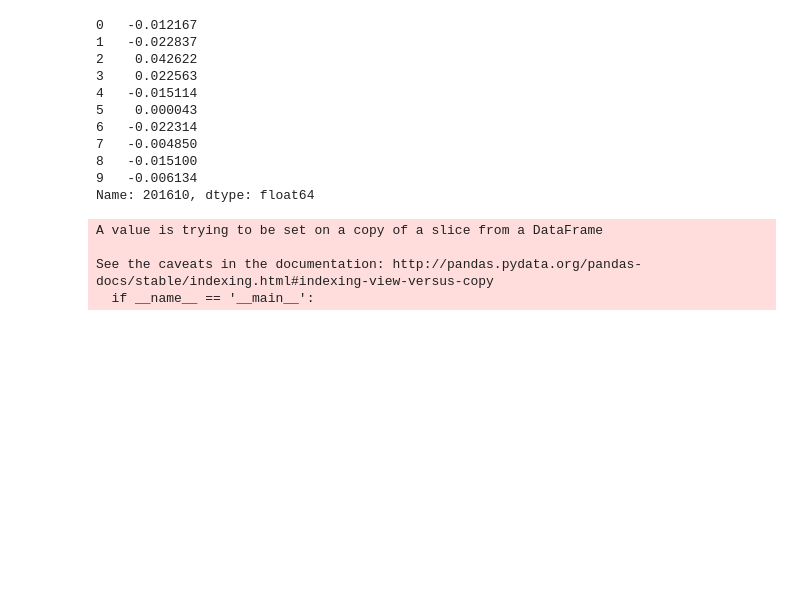
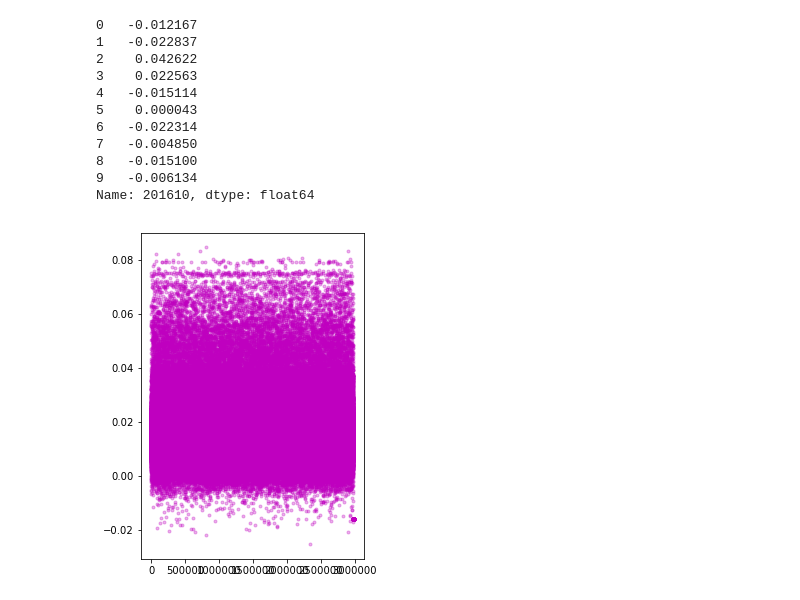
Before and after one commit to RedLiN5/ZillowPrice, a Jupyter notebook: ExploreResults.ipynb, the cells around one changed output. Drawn from its saved outputs; the diff is of its cells as text; code cells hidden in the pictures; blank space fills up the shorter version.

```diff
--- a/ExploreResults.ipynb
+++ b/ExploreResults.ipynb
@@ -56,13 +61,15 @@ y_pred[:10]
 8   -0.015100
 9   -0.006134
 Name: 201610, dtype: float64
-# %%
-y_pred[y_pred>= upper_quan] = 0.9*y_pred[y_pred>= upper_quan] + 0.1*mean_value
-# %% [output]
-A value is trying to be set on a copy of a slice from a DataFrame
-
-See the caveats in the documentation: http://pandas.pydata.org/pandas-docs/stable/indexing.html#indexing-view-versus-copy
-  if __name__ == '__main__':
+# %%
+y_art = 0.3*y_pred + 0.7*mean_value
+# %%
+plt.close()
+plt.figure(figsize=(4, 6))
+plt.plot(range(len(y_art)), y_art, '.', color='m', alpha=0.3)
+plt.show()
+# %% [output]
+[figure, added]
 # %%
 sub = pd.read_csv('sample_submission.csv')
 for c in sub.columns[sub.columns != 'ParcelId']:
```
Also changed, not shown: parts of 9 cells of this notebook.
